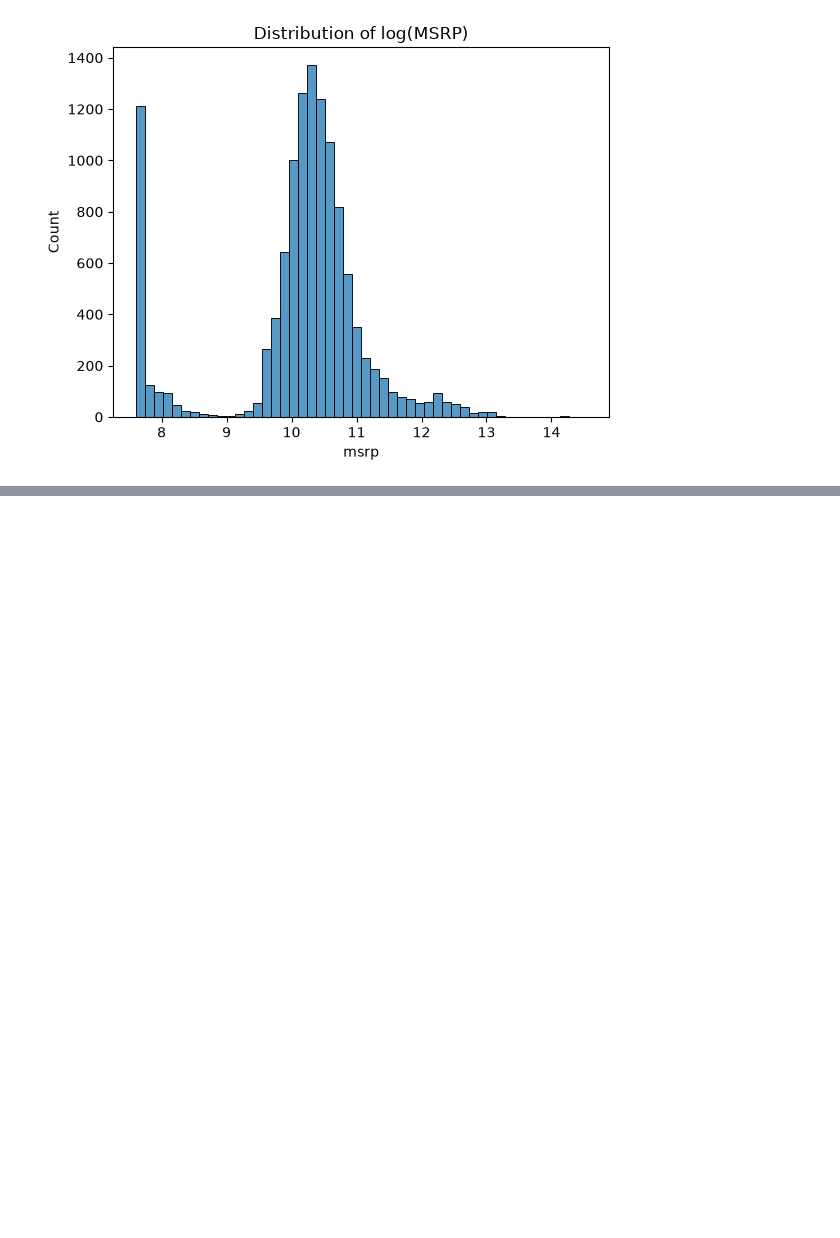
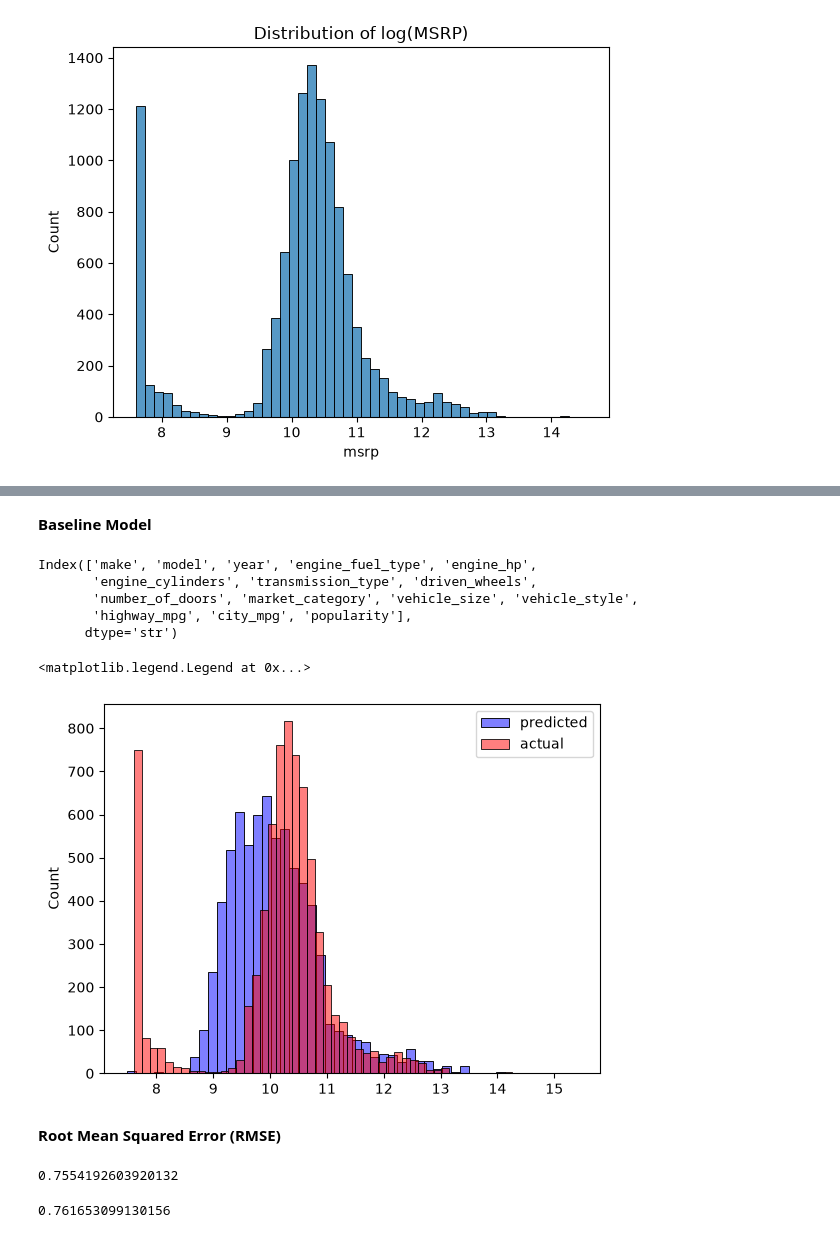
Before and after one commit to TEE-PLUS/ML-Zoomcamp, a Jupyter notebook: Module 02-regreession/Module 02.ipynb, the cells around one changed output, grey strips where cells are left out. Cells and saved outputs as stored; diff of their text form; code cells hidden in the pictures; blank space fills up the shorter version.

```diff
--- a/Module 02-regreession/Module 02.ipynb
+++ b/Module 02-regreession/Module 02.ipynb
@@ -154,0 +219,62 @@ Text(0.5, 1.0, 'Distribution of log(MSRP)')
+# %%
+#log-transform the target variable
+y_train = np.log1p(df_train.msrp.values)
+y_val = np.log1p(df_val.msrp.values)
+y_test = np.log1p(df_test.msrp.values)
+
+#delete the target variable from the dataframes
+del df_train['msrp']
+del df_val['msrp']
+del df_test['msrp']
+# %% [markdown]
+**Baseline Model**
+# %%
+# Train a baseline linear regression model
+
+def train_linear_regression(X, y):
+    # Add a bias column to the data
+    X = np.hstack([np.ones((X.shape[0], 1)), X])
+
+    # Calculate the weights
+    w = np.linalg.inv(X.T @ X) @ X.T @ y
+
+    return w[0], w[1:]  # Return bias and weights separately
+# %%
+df_train.columns
+# %% [output]
+Index(['make', 'model', 'year', 'engine_fuel_type', 'engine_hp',
+       'engine_cylinders', 'transmission_type', 'driven_wheels',
+       'number_of_doors', 'market_category', 'vehicle_size', 'vehicle_style',
+       'highway_mpg', 'city_mpg', 'popularity'],
+      dtype='str')
+# %%
+# Select the features for the model
+base =['engine_hp', 'engine_cylinders', 'highway_mpg', 'city_mpg', 'popularity']
+
+#missing values are filled with 0
+X_train = df_train[base].fillna(0).values
+
+#train the model
+w0, w = train_linear_regression(X_train, y_train)
+# %%
+# Predict the target values
+y_pred_train = w0 + X_train @ w
+# %%
+# Visualize the predicted and actual values
+sns.histplot(y_pred_train, color='blue', alpha=0.5, label='predicted',bins=50)
+sns.histplot(y_train, color='red', alpha=0.5, label='actual',bins=50)
+plt.legend()
+# %% [output]
+<matplotlib.legend.Legend at 0x...>
+[figure, added]
+# %% [markdown]
+**Root Mean Squared Error (RMSE)**
+# %%
+# Calculate the RMSE for the training set
+def rmse(y_true, y_pred):
+    return np.sqrt(((y_true - y_pred) ** 2).mean())
+
+rmse_train = rmse(y_train, y_pred_train)
+print(rmse_train)
+# %% [output]
+0.7554192603920132
@@ -154,0 +286,10 @@ Text(0.5, 1.0, 'Distribution of log(MSRP)')
+# %%
+#validate the model on the validation set
+X_val= prepare_X(df_val)
+y_pred_val = w0 + X_val @ w
+
+#rmse for the validation set
+rmse_val = rmse(y_val, y_pred_val)
+print(rmse_val)
+# %% [output]
+0.761653099130156
```
Also changed, not shown: parts of 31 cells of this notebook.
